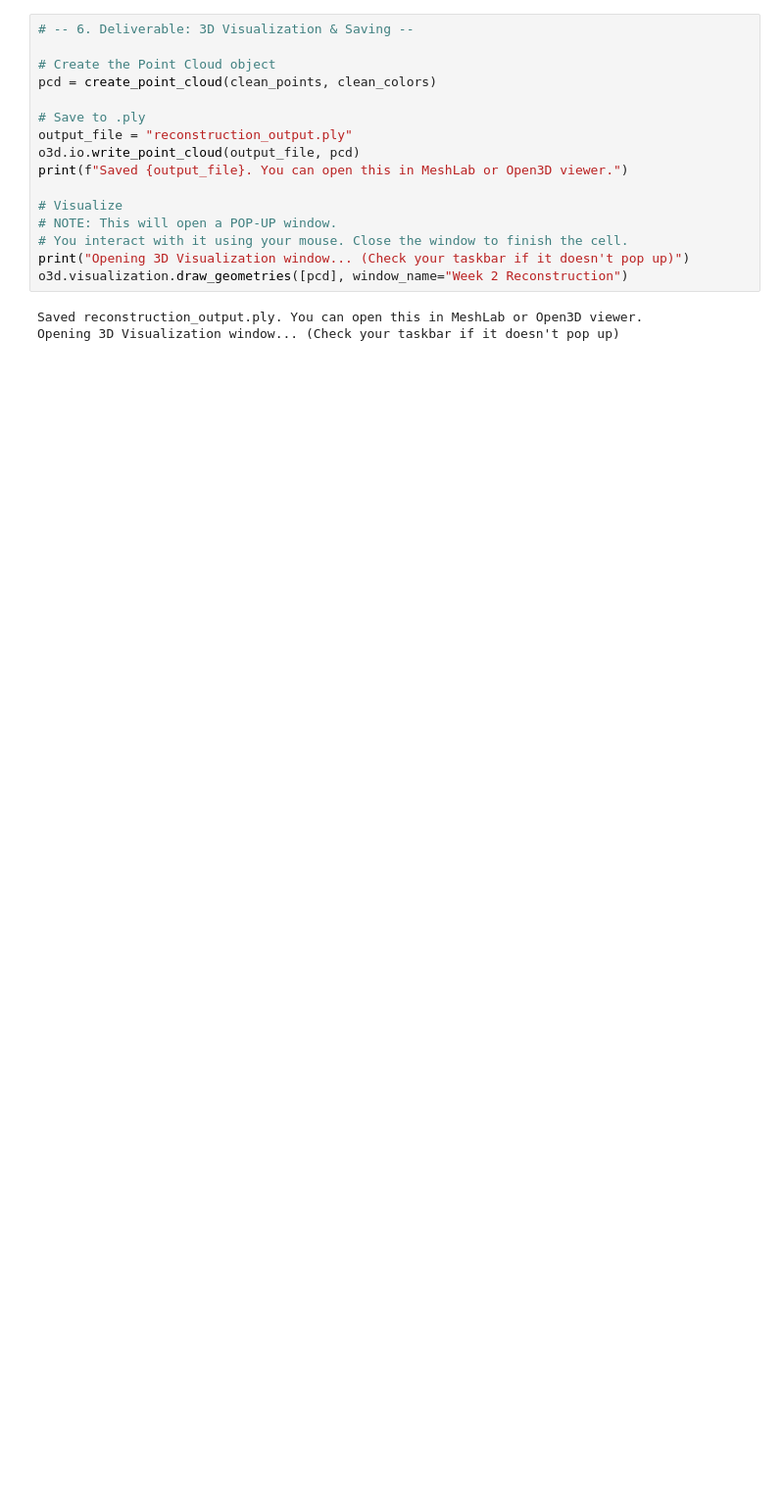
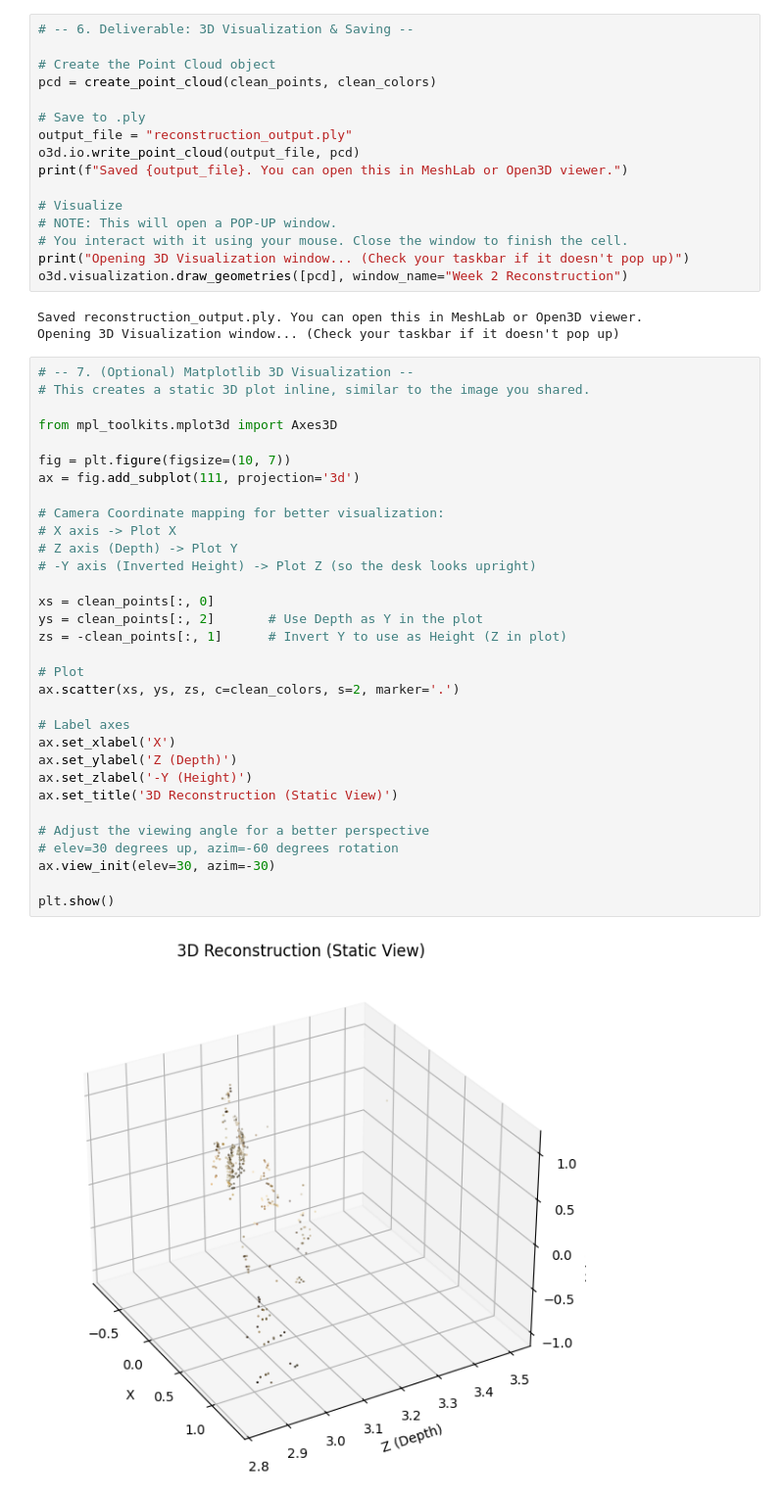
Before and after one commit to MaryamRizwan51/CS-436---Project, a Jupyter notebook: notebooks/week2_reconstruction.ipynb, the cells around one changed output. Shown: that part at 98% size. Saved outputs shown, nothing was run; the diff lists cells and outputs as text; blank space fills up the shorter version.

```diff
--- a/notebooks/week2_reconstruction.ipynb
+++ b/notebooks/week2_reconstruction.ipynb
@@ -160,3 +160,37 @@ o3d.visualization.draw_geometries([pcd], window_name="Week 2 Reconstruction")
 # %% [output]
 Saved reconstruction_output.ply. You can open this in MeshLab or Open3D viewer.
 Opening 3D Visualization window... (Check your taskbar if it doesn't pop up)
+# %%
+# -- 7. (Optional) Matplotlib 3D Visualization --
+# This creates a static 3D plot inline, similar to the image you shared.
+
+from mpl_toolkits.mplot3d import Axes3D
+
+fig = plt.figure(figsize=(10, 7))
+ax = fig.add_subplot(111, projection='3d')
+
+# Camera Coordinate mapping for better visualization:
+# X axis -> Plot X
+# Z axis (Depth) -> Plot Y
+# -Y axis (Inverted Height) -> Plot Z (so the desk looks upright)
+
+xs = clean_points[:, 0]
+ys = clean_points[:, 2]       # Use Depth as Y in the plot
+zs = -clean_points[:, 1]      # Invert Y to use as Height (Z in plot)
+
+# Plot
+ax.scatter(xs, ys, zs, c=clean_colors, s=2, marker='.')
+
+# Label axes
+ax.set_xlabel('X')
+ax.set_ylabel('Z (Depth)')
+ax.set_zlabel('-Y (Height)')
+ax.set_title('3D Reconstruction (Static View)')
+
+# Adjust the viewing angle for a better perspective
+# elev=30 degrees up, azim=-60 degrees rotation
+ax.view_init(elev=30, azim=-30)
+
+plt.show()
+# %% [output]
+[figure, added]
```
Also changed, not shown: parts of 6 cells of this notebook, 2 other files.
